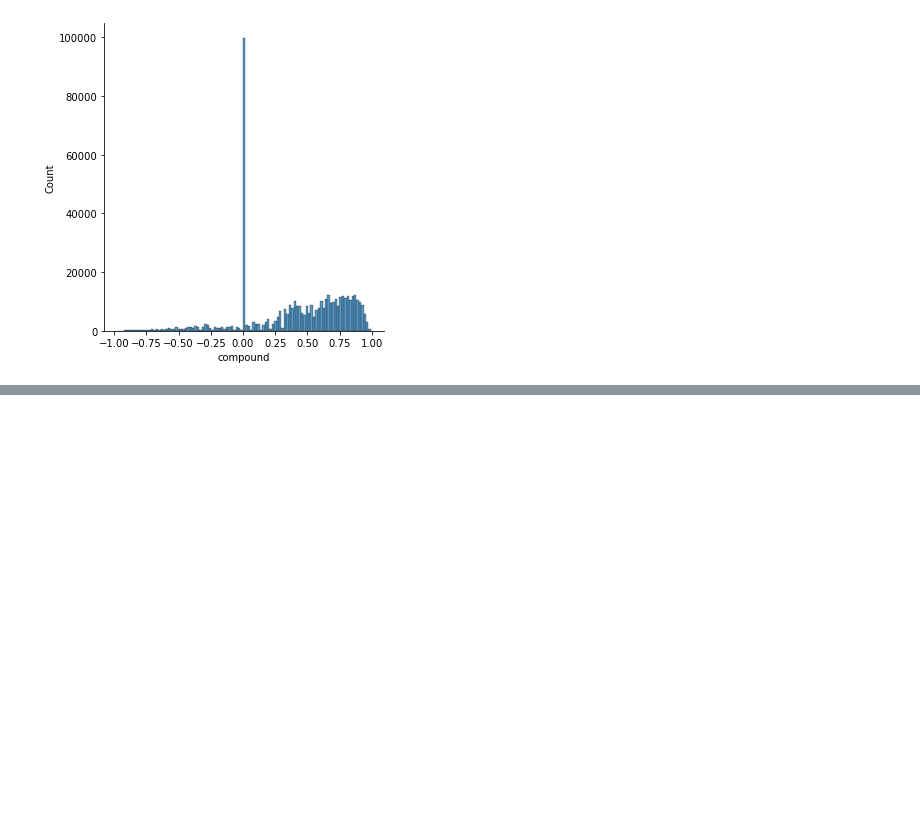
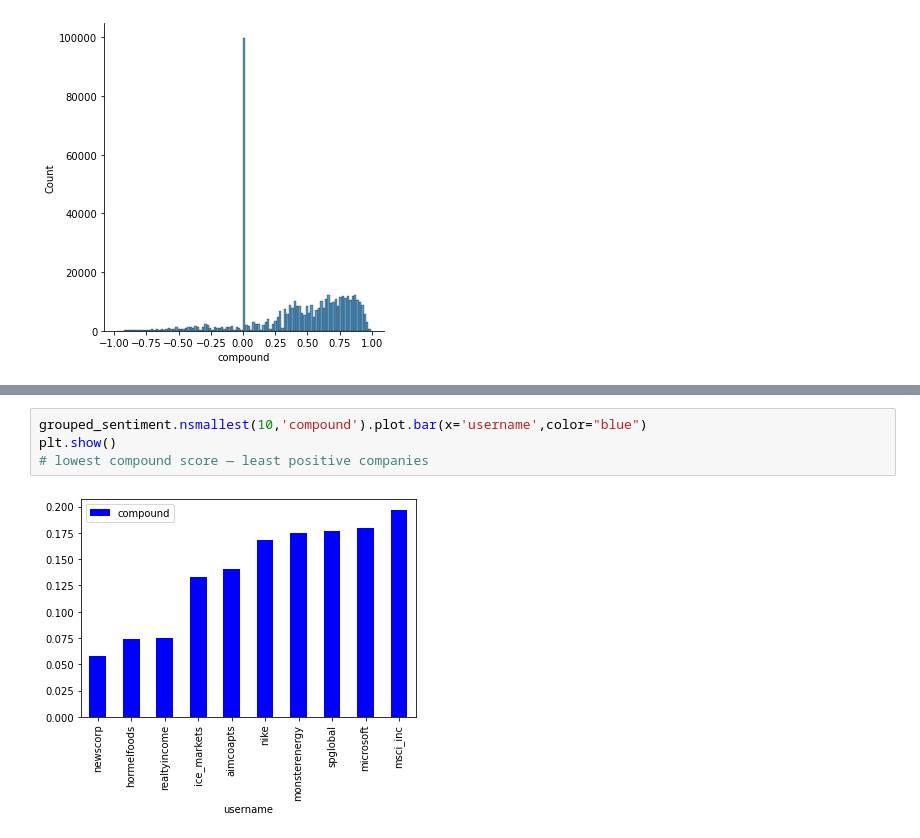
Before and after one commit to henrystoll/p-nlp, a Jupyter notebook: eda_twitter.ipynb, the cells around one changed output, grey strips where cells are left out. Drawn from its saved outputs; the diff is of its cells as text; blank space fills up the shorter version.

```diff
--- a/eda_twitter.ipynb
+++ b/eda_twitter.ipynb
@@ -301,0 +359,6 @@ sns.displot(df, x="compound")
+# %%
+grouped_sentiment.nsmallest(10,'compound').plot.bar(x='username',color="blue")
+plt.show()
+# lowest compound score — least positive companies
+# %% [output]
+[figure, added]
```
Also changed, not shown: parts of 5 cells of this notebook.
